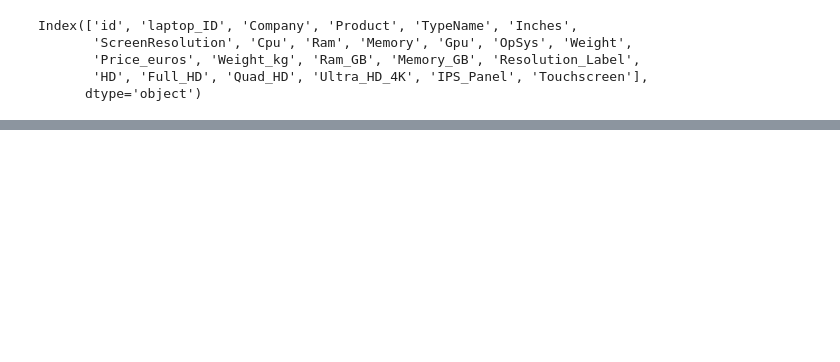
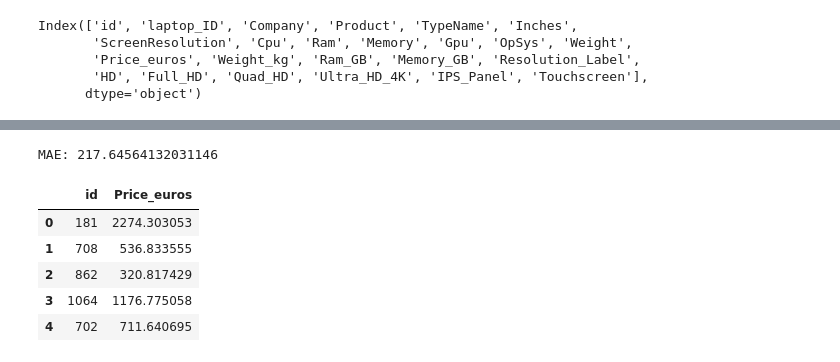
Before and after one commit to amonsalvec/Entrega_EDA, a Jupyter notebook: ML_kaggle/Precio_de_los_ordenadrores.ipynb, the cells around one changed output, grey strips where cells are left out. Cells and saved outputs as stored; diff of their text form; code cells hidden in the pictures; blank space fills up the shorter version.

```diff
--- a/ML_kaggle/Precio_de_los_ordenadrores.ipynb
+++ b/ML_kaggle/Precio_de_los_ordenadrores.ipynb
@@ -626,0 +754,35 @@ KeyboardInterrupt
+# %%
+X = dff[['Weight_kg','Ram_GB',"Full_HD",'Quad_HD','Ultra_HD_4K',
+                         'Segmento_de_uso_Consumo general','Segmento_de_uso_Alto rendimiento / Gaming',
+                         'Segmento_de_uso_Empresarial',
+                         'Segmento_de_uso_Otro / Indefinido',
+                         'OS_ChromeOS','OS_MacOS','OS_Linux','OS_No especificado',
+                         'Company_Google','Company_Acer', 'Company_Asus','Company_Dell',
+                         'Company_LG', 'Company_MSI','Company_Google','Company_HP','Company_Lenovo','Company_Samsung',
+                         'Company_Razer', 'Company_Microsoft',
+                         'TypeName_2 in 1 Convertible',
+                         'TypeName_Gaming',
+                         'TypeName_Netbook',
+                         'TypeName_Notebook',
+                         'TypeName_Ultrabook',
+                         'TypeName_Workstation',
+                         'Procesador_AMD']]
+#'Weight_kg','Ram_GB','Quad_HD', 'Ultra_HD_4K',
+#                          'Segmento_de_uso_Consumo general',
+#                          'Segmento_de_uso_Empresarial',
+#                          'Segmento_de_uso_Otro / Indefinido',
+#                          'OS_ChromeOS','OS_MacOS',
+#                          'Company_Google',
+#                          'Company_LG', 'Company_MSI',
+#                          'Company_Razer',
+#                          'TypeName_2 in 1 Convertible',
+#                          'TypeName_Gaming',
+#                          'TypeName_Netbook',
+#                          'TypeName_Notebook',
+#                          'TypeName_Ultrabook',
+#                          'TypeName_Workstation',
+#                          'Procesador_AMD','Procesador_Intel']]  # Agregar constante para el modelo
+y = df["Price_euros"]
+from sklearn.linear_model import LinearRegression
+linear_model = LinearRegression()
+linear_model.fit(X, y)
@@ -626,0 +791,3 @@ KeyboardInterrupt
+# %%
+predictions = linear_model.predict(X_test)
+predictions
@@ -626,0 +812,14 @@ KeyboardInterrupt
+# %%
+print('MAE:', metrics.mean_absolute_error(y, linear_model.predict(X)))
+
+pd_join = pd.DataFrame({'id': data_test['id'], 'Price_euros': predictions})
+pd_join.to_csv('predictions.csv', index=False)
+pd_join.head()
+# %% [output]
+MAE: 217.64564132031146
+|  | id | Price_euros |
+| 0 | 181 | 2274.303053 |
+| 1 | 708 | 536.833555 |
+| 2 | 862 | 320.817429 |
+| 3 | 1064 | 1176.775058 |
+| 4 | 702 | 711.640695 |
```
Also changed, not shown: parts of 21 cells of this notebook.
